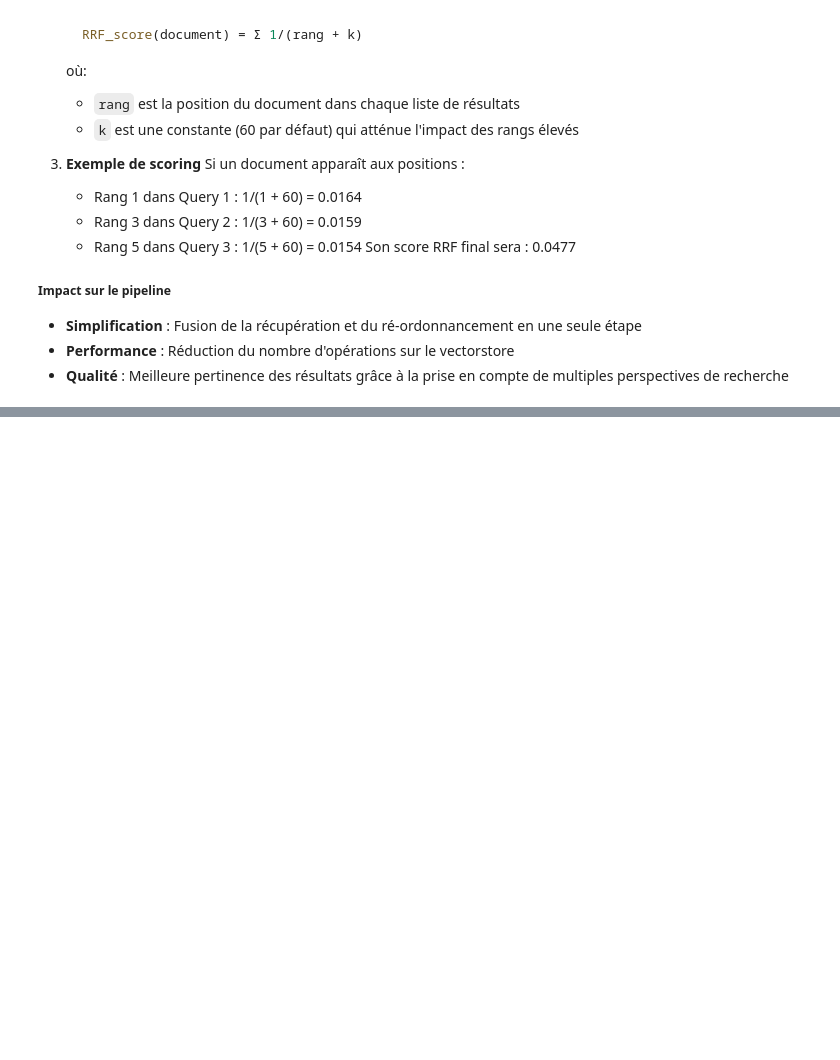
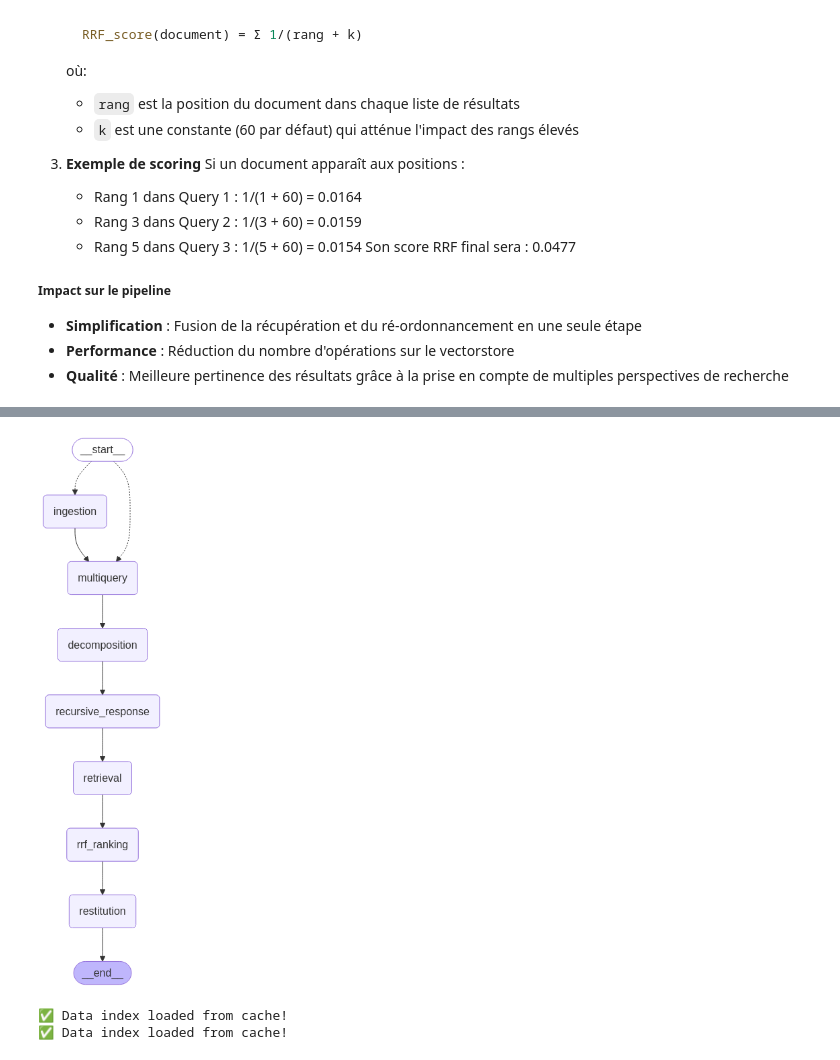
Before and after one commit to P2Enjoy/academy-tutorial-python, a Jupyter notebook: rag/rag/BBS_p2.ipynb, the cells around one changed output, grey strips where cells are left out. Drawn from its saved outputs; the diff is of its cells as text; code cells hidden in the pictures; blank space fills up the shorter version.

Commit message:
Add files via upload
Signed-off-by: Martino Bettucci <martinobettucci@users.noreply.github.com>

```diff
--- a/rag/rag/BBS_p2.ipynb
+++ b/rag/rag/BBS_p2.ipynb
@@ -2774,8 +2890,10 @@ query = "C'est quoi et comment fonctionne un VectorStore en LangChain?"
 config = {
     "configurable": {
         "max_contexts": 3,
+        "model_type": "ollama",
         "model": "llama3.2",
         "temperature": 0.3,
+        "embedding_type": "ollama",
         "embedding_model": "nomic-embed-text",
         "stored_index": "./faiss_index_rag3",
         "chunk_size": 500,
@@ -3027,0 +3153,12 @@ Document (chuck_id): '23'
+# %%
+class RAGState(BaseModel):
+    query: str
+    sources: Dict[str, Any] = None
+    available_docs: int = 0
+    ingested: Optional[List[Document]] = None
+    retrieved_docs: Optional[List[Document]] = None
+    ranked_docs: Optional[List[Document]] = None  # New field for ranked documents
+    multiple_queries: Optional[MultiQueryOutput] = None
+    decomposed_results: Optional[Dict[str, DecompositionOutput]] = None
+    recursive_answers: Optional[Dict[str, RecursiveOutput]] = None
+    answer: Optional[ResponseOutput] = None
@@ -3027,0 +3387,32 @@ Document (chuck_id): '23'
+# %%
+# Graph Construction
+graph = StateGraph(RAGState)
+
+# Add nodes
+graph.add_node("ingestion", ingestion_agent)
+graph.add_node("multiquery", multiquery_agent)
+graph.add_node("decomposition", decomposition_agent)
+graph.add_node("recursive_response", recursive_response_agent)
+graph.add_node("retrieval", retrieval_agent)
+graph.add_node("rrf_ranking", rrf_ranking_agent)  # New node
+graph.add_node("restitution", restitution_agent)
+
+# Connect nodes
+graph.add_conditional_edges(
+    START,
+    initializer_agent
+)
+graph.add_edge("ingestion", "multiquery")
+graph.add_edge("multiquery", "decomposition")
+graph.add_edge("decomposition", "recursive_response")
+graph.add_edge("recursive_response", "retrieval")
+graph.add_edge("retrieval", "rrf_ranking")
+graph.add_edge("rrf_ranking", "restitution")
+graph.add_edge("restitution", END)
+
+executor = graph.compile()
+# %%
+from IPython.display import Image, display
+display(Image(executor.get_graph().draw_mermaid_png()))
+# %% [output]
+[figure, added]
@@ -3027,0 +3428,33 @@ Document (chuck_id): '23'
+# %%
+sources = {
+    "web": [
+        "https://raw.githubusercontent.com/P2Enjoy/academy-tutorial-python/refs/heads/main/rag/rag/00-inroduction.md",
+        "https://raw.githubusercontent.com/P2Enjoy/academy-tutorial-python/refs/heads/main/rag/rag/01-develoment.md",
+        "https://raw.githubusercontent.com/P2Enjoy/academy-tutorial-python/refs/heads/main/rag/rag/02-lang-family.md",
+        "https://raw.githubusercontent.com/P2Enjoy/academy-tutorial-python/refs/heads/main/rag/rag/03-explain-langraph.md"
+        "https://raw.githubusercontent.com/P2Enjoy/academy-tutorial-python/refs/heads/main/rag/rag/04-explain-langchain.md",
+    ]
+}
+query = "C'est quoi et comment fonctionne un VectorStore en LangChain?"
+config = {
+    "configurable": {
+        "max_contexts": 3,
+        "max_retry": 5,
+        # "model_type": "openai",
+        # "model": "gpt-4o-mini",
+        "model_type": "ollama",
+        "model": "llama3.2",
+        "temperature": 0.03,
+        "embedding_type": "ollama",
+        "embedding_model": "nomic-embed-text",
+        "stored_index": "./faiss_index_rag5",
+        "chunk_size": 500,
+        "chunk_overlap": 100,
+        "rrf_k": 60
+    }
+}
+
+result = process_query(query, sources, config)
+# %% [output]
+✅ Data index loaded from cache!
+✅ Data index loaded from cache!
```
Also changed, not shown: parts of 38 cells of this notebook, 1 other file.
